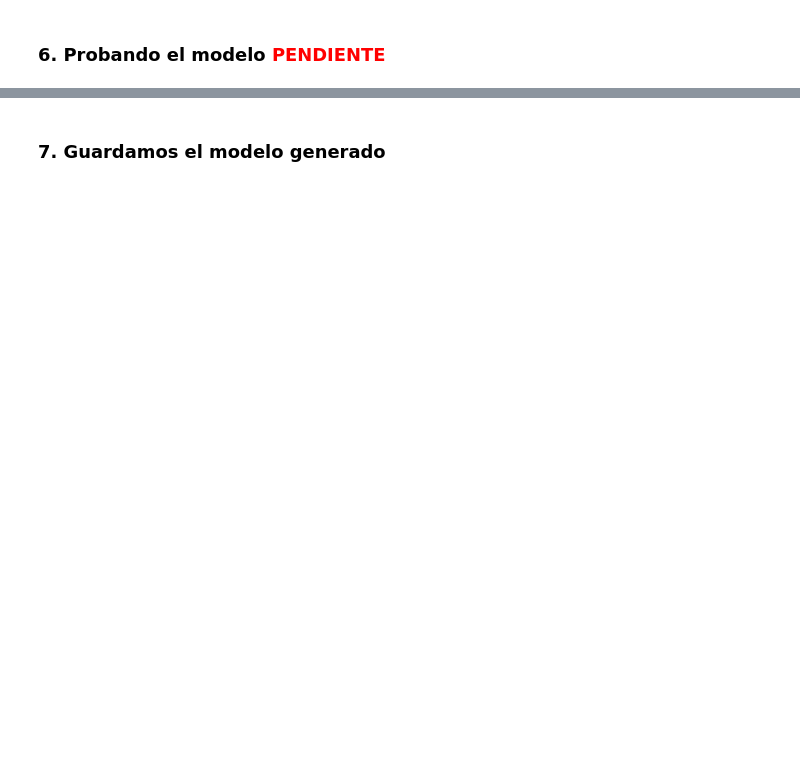
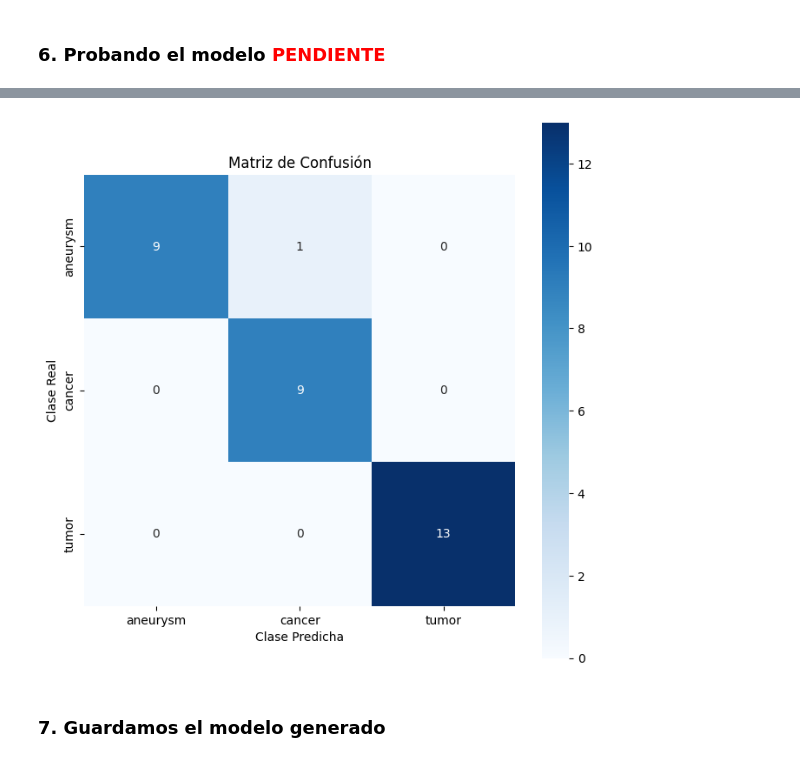
Before and after one commit to AlejandroDavidArzolaSaavedra/CNN-CT-BRAIN, a Jupyter notebook: cnn_ct_brain.ipynb, the cells around one changed output, grey strips where cells are left out. Cells and saved outputs as stored; diff of their text form; code cells hidden in the pictures; blank space fills up the shorter version.

```diff
--- a/cnn_ct_brain.ipynb
+++ b/cnn_ct_brain.ipynb
@@ -409,0 +538,8 @@ _________________________________________________________________
+# %%
+for img, label in test_ds.take(1):
+    # Calcula las predicciones del modelo para todo el lote
+    predictions = model.predict(img)
+
+# Ahora, 'predictions' contiene las predicciones del modelo para el lote
+# Puedes usar estas predicciones según tus necesidades
+print(predictions)
@@ -409,0 +564,31 @@ _________________________________________________________________
+# %%
+from sklearn.metrics import confusion_matrix
+import seaborn as sns
+import matplotlib.pyplot as plt
+import numpy as np
+
+# Obtén las etiquetas reales del conjunto de prueba
+true_labels = np.concatenate([label.numpy() for _, label in test_ds])
+
+# Calcula las predicciones del modelo para todo el conjunto de prueba
+all_predictions = model.predict(test_ds)
+
+# Obtén las clases únicas en tus etiquetas reales y predichas
+classes = np.unique(true_labels)
+
+# Obtén las clases predichas (índice de la clase con probabilidad más alta)
+predicted_labels = np.argmax(all_predictions, axis=1)
+
+classname = ['aneurysm', 'cancer', 'tumor']
+# Crea la matriz de confusión
+conf_matrix = confusion_matrix(true_labels, predicted_labels, labels=classes)
+
+# Visualiza la matriz de confusión con seaborn
+plt.figure(figsize=(8, 8))
+sns.heatmap(conf_matrix, annot=True, fmt='d', cmap='Blues', square=True,
+            xticklabels=classname, yticklabels=classname)
+plt.xlabel('Clase Predicha')
+plt.ylabel('Clase Real')
+plt.title('Matriz de Confusión')
+plt.show()
+# %% [output]
@@ -410,3 +596,4 @@ _________________________________________________________________
+[figure, added]
 # %% [markdown]
 ### 7. Guardamos el modelo generado
 # %%
```
Also changed, not shown: parts of 17 cells of this notebook.
